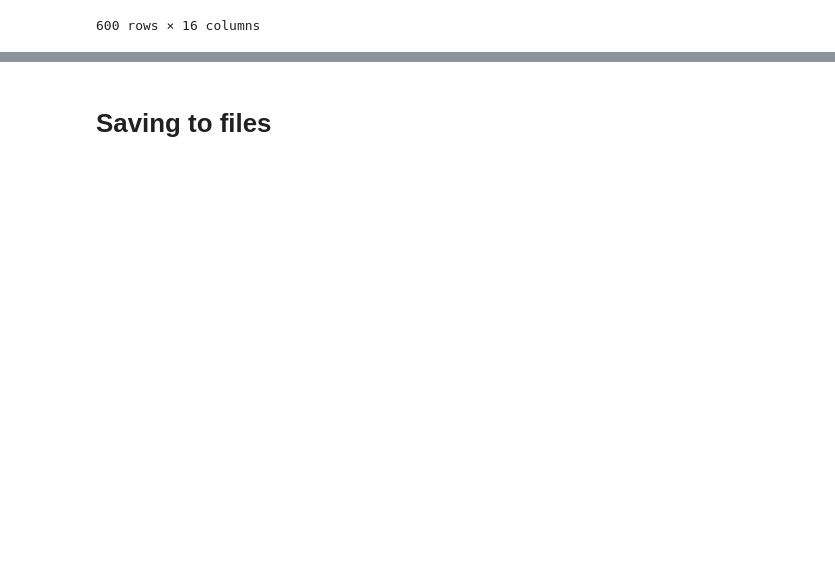
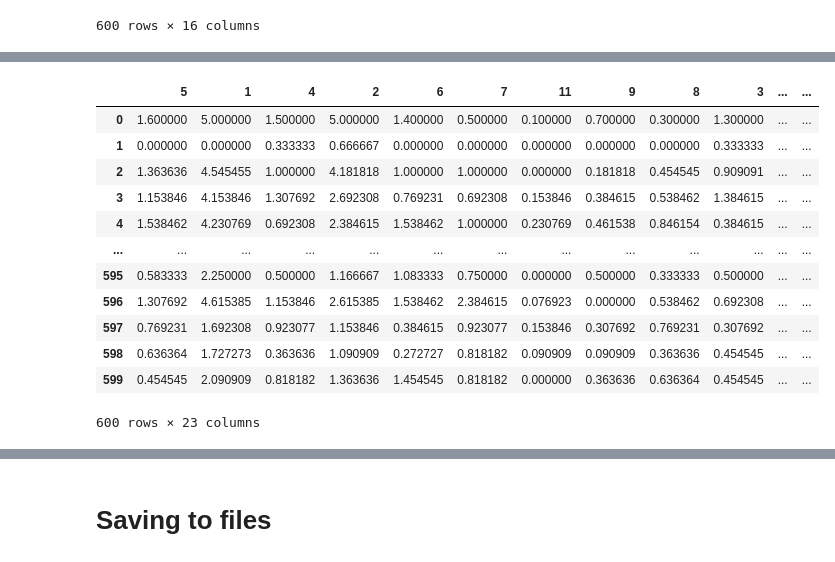
Before and after one commit to SimeonHristov99/ati, a Jupyter notebook: src/05_EDA02_text_features.ipynb, the cells around one changed output, grey strips where cells are left out. Saved outputs shown, nothing was run; the diff lists cells and outputs as text; code cells hidden in the pictures; blank space fills up the shorter version.

```diff
--- a/src/05_EDA02_text_features.ipynb
+++ b/src/05_EDA02_text_features.ipynb
@@ -247,0 +269,32 @@ average word length
+# %%
+def distrib_tokens(text: str):
+    tokenized = nlp(text).to_dict()
+    parsed_infos = sum([parsed_info for parsed_info, _ in tokenized], [])
+
+    token_distribution = Counter([len(entry['text']) for entry in parsed_infos])
+    total_tokens = len(token_distribution)
+    token_distribution = {length: frequency / total_tokens
+                          for length, frequency in token_distribution.items()}
+
+    return pd.Series(token_distribution)
+
+# text = "Алеко Константинов е роден в Свищов. Кой е Papi Hans?"
+# distrib_tokens(text)
+
+df_tokens = df_samples['text'].apply(distrib_tokens)
+df_tokens = df_tokens.fillna(0)
+df_tokens
+# %% [output]
+|  | 5 | 1 | 4 | 2 | 6 | 7 | 11 | 9 | 8 | 3 | ... | ... |
+| 0 | 1.600000 | 5.000000 | 1.500000 | 5.000000 | 1.400000 | 0.500000 | 0.100000 | 0.700000 | 0.300000 | 1.300000 | ... | ... |
+| 1 | 0.000000 | 0.000000 | 0.333333 | 0.666667 | 0.000000 | 0.000000 | 0.000000 | 0.000000 | 0.000000 | 0.333333 | ... | ... |
+| 2 | 1.363636 | 4.545455 | 1.000000 | 4.181818 | 1.000000 | 1.000000 | 0.000000 | 0.181818 | 0.454545 | 0.909091 | ... | ... |
+| 3 | 1.153846 | 4.153846 | 1.307692 | 2.692308 | 0.769231 | 0.692308 | 0.153846 | 0.384615 | 0.538462 | 1.384615 | ... | ... |
+| 4 | 1.538462 | 4.230769 | 0.692308 | 2.384615 | 1.538462 | 1.000000 | 0.230769 | 0.461538 | 0.846154 | 0.384615 | ... | ... |
+| ... | ... | ... | ... | ... | ... | ... | ... | ... | ... | ... | ... | ... |
+| 595 | 0.583333 | 2.250000 | 0.500000 | 1.166667 | 1.083333 | 0.750000 | 0.000000 | 0.500000 | 0.333333 | 0.500000 | ... | ... |
+| 596 | 1.307692 | 4.615385 | 1.153846 | 2.615385 | 1.538462 | 2.384615 | 0.076923 | 0.000000 | 0.538462 | 0.692308 | ... | ... |
+| 597 | 0.769231 | 1.692308 | 0.923077 | 1.153846 | 0.384615 | 0.923077 | 0.153846 | 0.307692 | 0.769231 | 0.307692 | ... | ... |
+| 598 | 0.636364 | 1.727273 | 0.363636 | 1.090909 | 0.272727 | 0.818182 | 0.090909 | 0.090909 | 0.363636 | 0.454545 | ... | ... |
+| 599 | 0.454545 | 2.090909 | 0.818182 | 1.363636 | 1.454545 | 0.818182 | 0.000000 | 0.363636 | 0.636364 | 0.454545 | ... | ... |
+600 rows × 23 columns
```
Also changed, not shown: parts of 43 cells of this notebook, 2 other files.
